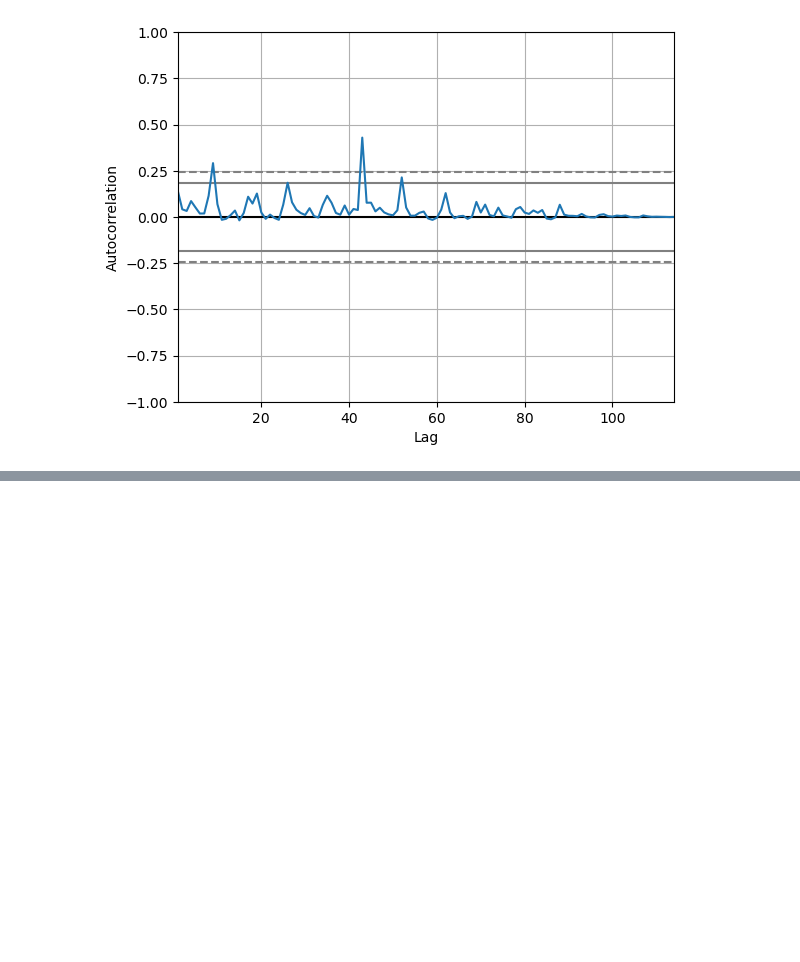
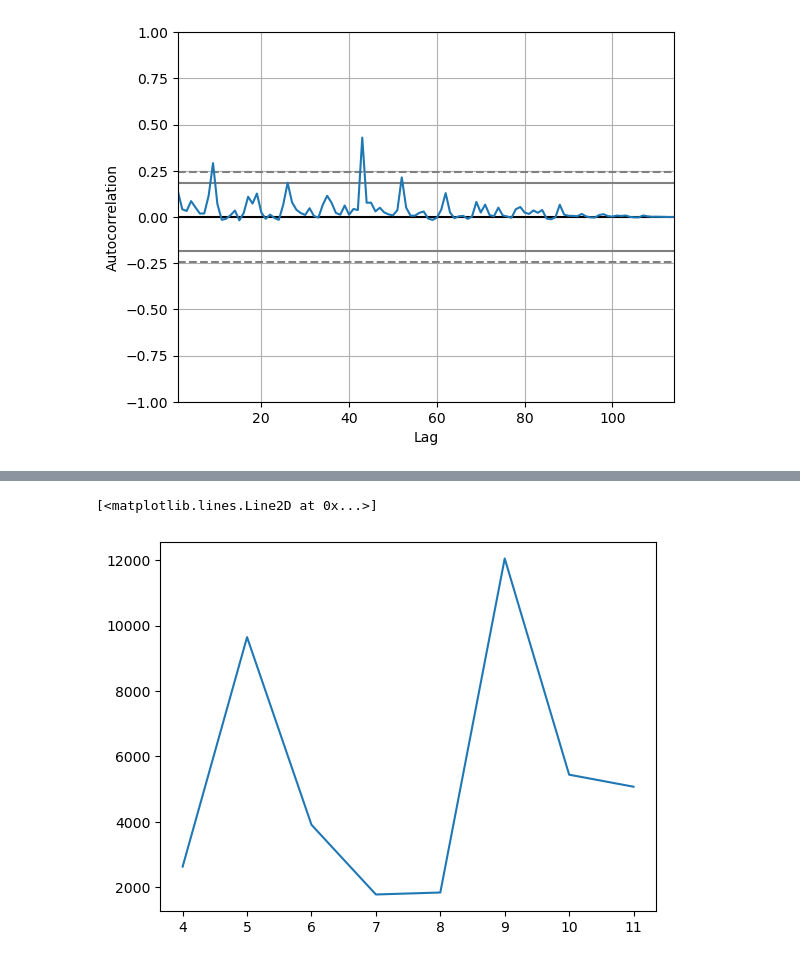
Before and after one commit to PAndrewTurner/FinPulse, a Jupyter notebook: Spending Prediction.ipynb, the cells around one changed output, grey strips where cells are left out. Cells and saved outputs as stored; diff of their text form; code cells hidden in the pictures; blank space fills up the shorter version.

```diff
--- a/Spending Prediction.ipynb
+++ b/Spending Prediction.ipynb
@@ -194,0 +210,7 @@ Warnings:
+# %%
+CreditGrouped = Credit.groupby(Credit.Date.dt.month)['Amount'].sum()
+CreditGrouped
+plt.plot(CreditGrouped)
+# %% [output]
+[<matplotlib.lines.Line2D at 0x...>]
+[figure, added]
```
Also changed, not shown: parts of 6 cells of this notebook.
